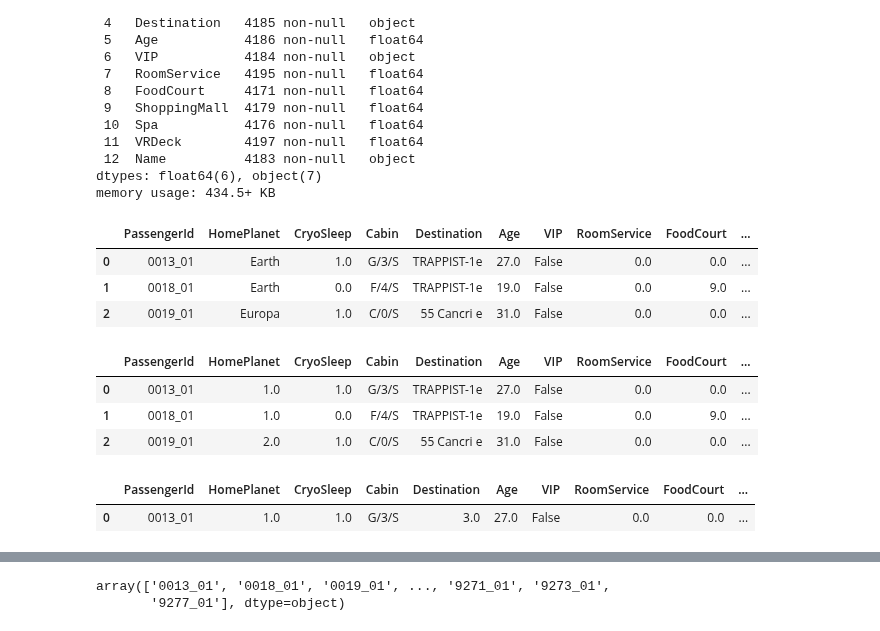
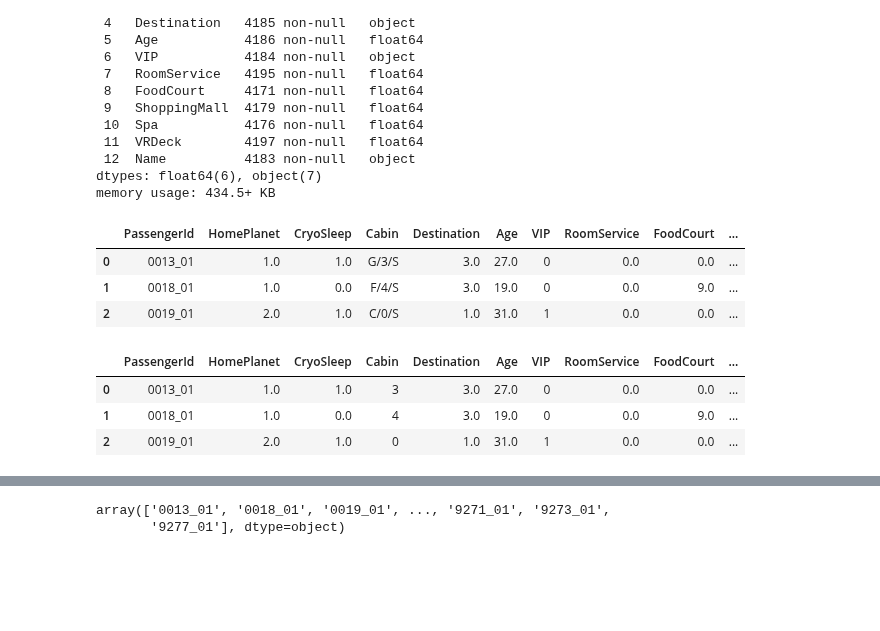
Before and after one commit to Sadeqsoli/SpaceTitanicSurvivors, a Jupyter notebook: spacetitanicsurvivors.ipynb, the cells around one changed output, grey strips where cells are left out. Drawn from its saved outputs; the diff is of its cells as text; code cells hidden in the pictures; blank space fills up the shorter version.

```diff
--- a/spacetitanicsurvivors.ipynb
+++ b/spacetitanicsurvivors.ipynb
@@ -122,0 +144,8 @@ plt.show()
+# %%
+# Apply log transformation
+df['RoomService'] = np.log1p(df['RoomService'])
+df['FoodCourt'] = np.log1p(df['FoodCourt'])
+df['ShoppingMall'] = np.log1p(df['ShoppingMall'])
+df['Spa'] = np.log1p(df['Spa'])
+df['VRDeck'] = np.log1p(df['VRDeck'])
+df.head(3)
@@ -312,7 +237,13 @@ memory usage: 1.1+ MB
 #     for j in range(len(passeng)):
 #         group_status["_".join(passeng[j])]=int(len(passeng)>1)
 # %%
-ids_groups = np.array([i.split("_") for i in df.PassengerId.values])
-# unique_groups = np.unique(ids_groups[:,0])
-df['GroupID'] = df.groupby(ids_groups[:,0]).ngroup()
-df.info()
+# #Lastnames
+# df['LastName'] = df['Name'].str.split(' ').str[-1]
+
+# #Guessing Families
+# df['FamilyId'] = df['PassengerId'].apply(lambda x: x.split('_')[0])
+# #
+# ids_groups = np.array([i.split("_") for i in df.PassengerId.values])
+# # unique_groups = np.unique(ids_groups[:,0])
+# df['GroupID'] = df.groupby(ids_groups[:,0]).ngroup()
+# df.info()
@@ -454,31 +340,42 @@ Data columns (total 13 columns):
  12  Name          4183 non-null   object
 dtypes: float64(6), object(7)
 memory usage: 434.5+ KB
-# %%
-df_test['CryoSleep'] = df_test['CryoSleep'].replace({True: 1, False: 0})
-df_test.head(3)
-# %% [output]
-|  | PassengerId | HomePlanet | CryoSleep | Cabin | Destination | Age | VIP | RoomService | FoodCourt | ... |
-| 0 | 0013_01 | Earth | 1.0 | G/3/S | TRAPPIST-1e | 27.0 | False | 0.0 | 0.0 | ... |
-| 1 | 0018_01 | Earth | 0.0 | F/4/S | TRAPPIST-1e | 19.0 | False | 0.0 | 9.0 | ... |
-| 2 | 0019_01 | Europa | 1.0 | C/0/S | 55 Cancri e | 31.0 | False | 0.0 | 0.0 | ... |
 # %%
+#CryoSleep
+df_test['CryoSleep'] = df_test['CryoSleep'].replace({True: 1, False: 0})
+#HomePlanet
 df_test['HomePlanet'].replace('Earth', 1, inplace=True)
 df_test['HomePlanet'].replace('Europa', 2, inplace=True)
 df_test['HomePlanet'].replace('Mars', 3, inplace=True)
+#Destination
+df_test['Destination'].replace('55 Cancri e', 1, inplace=True)
+df_test['Destination'].replace('PSO J318.5-22', 2, inplace=True)
+df_test['Destination'].replace('TRAPPIST-1e', 3, inplace=True)
+df_test['VIP'] = df['VIP'].replace({True: 1, False: 0})
 df_test.head(3)
 # %% [output]
 |  | PassengerId | HomePlanet | CryoSleep | Cabin | Destination | Age | VIP | RoomService | FoodCourt | ... |
-| 0 | 0013_01 | 1.0 | 1.0 | G/3/S | TRAPPIST-1e | 27.0 | False | 0.0 | 0.0 | ... |
-| 1 | 0018_01 | 1.0 | 0.0 | F/4/S | TRAPPIST-1e | 19.0 | False | 0.0 | 9.0 | ... |
-| 2 | 0019_01 | 2.0 | 1.0 | C/0/S | 55 Cancri e | 31.0 | False | 0.0 | 0.0 | ... |
+| 0 | 0013_01 | 1.0 | 1.0 | G/3/S | 3.0 | 27.0 | 0 | 0.0 | 0.0 | ... |
+| 1 | 0018_01 | 1.0 | 0.0 | F/4/S | 3.0 | 19.0 | 0 | 0.0 | 9.0 | ... |
+| 2 | 0019_01 | 2.0 | 1.0 | C/0/S | 1.0 | 31.0 | 1 | 0.0 | 0.0 | ... |
-# %%
-df_test['Destination'].replace('55 Cancri e', 1, inplace=True)
-df_test['Destination'].replace('PSO J318.5-22', 2, inplace=True)
-df_test['Destination'].replace('TRAPPIST-1e', 3, inplace=True)
-# Calculate mean
-#df_test['Mean_luxury'] = df_test[['RoomService', 'FoodCourt', 'ShoppingMall', 'Spa', 'VRDeck']].mean(axis=1)
-df_test.head(1)
-# %% [output]
-|  | PassengerId | HomePlanet | CryoSleep | Cabin | Destination | Age | VIP | RoomService | FoodCourt | ... |
-| 0 | 0013_01 | 1.0 | 1.0 | G/3/S | 3.0 | 27.0 | False | 0.0 | 0.0 | ... |
+# %%
+#Port or Starboard of the cabins
+df_test['Port'] = df_test['Cabin'].str.split('/').str[-1]
+df_test['Port'].replace('S', 0, inplace=True)
+df_test['Port'].replace('P', 1, inplace=True)
+
+#Class of the cabins
+df_test['Place'] = df_test['Cabin'].str.split('/').str[0]
+letter_to_int = {'A': 1, 'B': 2, 'C': 3, 'D': 4, 'E': 5, 'F': 6, 'G': 7, 'T': 8}
+df_test['Place'] = df_test['Place'].map(letter_to_int)
+
+
+#Number of cabins
+df_test['Cabin'] = df_test['Cabin'].str.split('/').str[1]
+df_test['Cabin'] = df_test['Cabin'].astype('Int64')
+df_test.head(3)
+# %% [output]
+|  | PassengerId | HomePlanet | CryoSleep | Cabin | Destination | Age | VIP | RoomService | FoodCourt | ... |
+| 0 | 0013_01 | 1.0 | 1.0 | 3 | 3.0 | 27.0 | 0 | 0.0 | 0.0 | ... |
+| 1 | 0018_01 | 1.0 | 0.0 | 4 | 3.0 | 19.0 | 0 | 0.0 | 9.0 | ... |
+| 2 | 0019_01 | 2.0 | 1.0 | 0 | 1.0 | 31.0 | 1 | 0.0 | 0.0 | ... |
```
Also changed, not shown: parts of 58 cells of this notebook.
